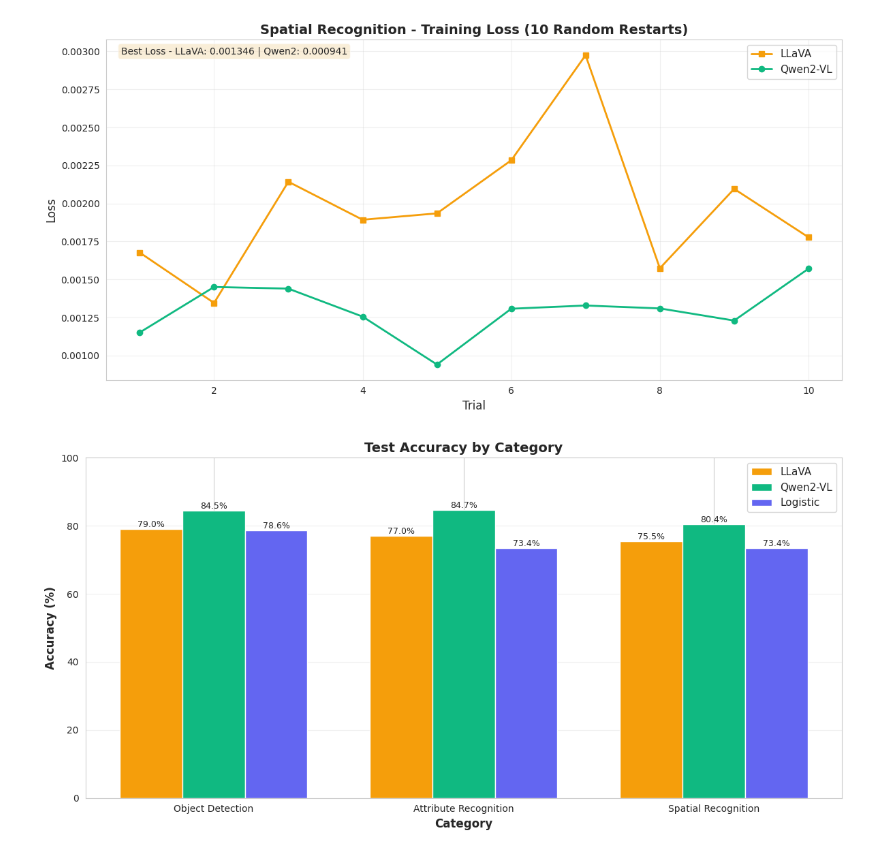
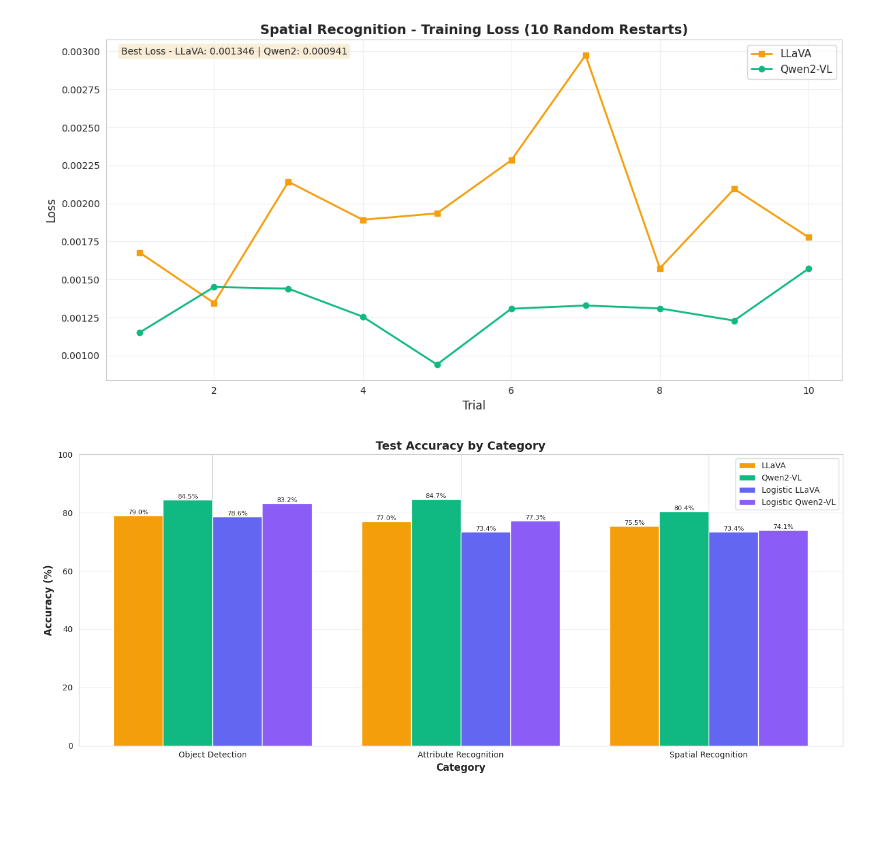
Before and after one commit to Kaolver/VisionCCS, a Jupyter notebook: charts/charts.ipynb, the cells around one changed output. Saved outputs shown, nothing was run; the diff lists cells and outputs as text; code cells hidden in the pictures; blank space fills up the shorter version.

Commit message:
Add charts with 4 models: CCS and logistic baselines for LLaVA and Qwen2-VL

```diff
--- a/charts/charts.ipynb
+++ b/charts/charts.ipynb
@@ -23,17 +23,18 @@ spatial_recognition_loss = {
     'qwen2': [0.001152, 0.001451, 0.001440, 0.001256, 0.000941, 0.001308, 0.001329, 0.001310, 0.001230, 0.001571]
 }
 
-# Accuracy data - reordered: LLaVA, Qwen2, Logistic
+# Accuracy data - Order: LLaVA (CCS), Qwen2-VL (CCS), Logistic LLaVA, Logistic Qwen2-VL
 accuracy_data = {
-    'Object Detection': {'LLaVA': 79.0, 'Qwen2-VL': 84.5, 'Logistic': 78.6},
-    'Attribute Recognition': {'LLaVA': 77.0, 'Qwen2-VL': 84.7, 'Logistic': 73.4},
-    'Spatial Recognition': {'LLaVA': 75.5, 'Qwen2-VL': 80.4, 'Logistic': 73.4}
+    'Object Detection': {'LLaVA': 79.0, 'Qwen2-VL': 84.5, 'Logistic LLaVA': 78.6, 'Logistic Qwen2-VL': 83.2},
+    'Attribute Recognition': {'LLaVA': 77.0, 'Qwen2-VL': 84.7, 'Logistic LLaVA': 73.4, 'Logistic Qwen2-VL': 77.3},
+    'Spatial Recognition': {'LLaVA': 75.5, 'Qwen2-VL': 80.4, 'Logistic LLaVA': 73.4, 'Logistic Qwen2-VL': 74.1}
 }
 
 average_accuracy = {
     'LLaVA (CCS)': 77.2,
     'Qwen2-VL (CCS)': 83.2,
-    'Logistic Regression': 75.1
+    'Logistic LLaVA': 75.1,
+    'Logistic Qwen2-VL': 78.2
 }
 
 trials = list(range(1, 11))
@@ -107,62 +108,62 @@ plt.show()
 # ============================================================================
 # CHART 4: Accuracy by Category
 # ============================================================================
-fig4, ax4 = plt.subplots(figsize=(12, 6))
+fig4, ax4 = plt.subplots(figsize=(14, 6))
 
 categories = list(accuracy_data.keys())
-models = ['LLaVA', 'Qwen2-VL', 'Logistic']
+models = ['LLaVA', 'Qwen2-VL', 'Logistic LLaVA', 'Logistic Qwen2-VL']
 x = np.arange(len(categories))
-width = 0.25
+width = 0.2
 
-colors = ['#f59e0b', '#10b981', '#6366f1']
+colors = ['#f59e0b', '#10b981', '#6366f1', '#8b5cf6']
 
 for i, model in enumerate(models):
     values = [accuracy_data[cat][model] for cat in categories]
-    bars = ax4.bar(x + i*width, values, width, label=model, color=colors[i])
+    bars = ax4.bar(x + (i - 1.5)*width, values, width, label=model, color=colors[i])
 
     # Add value labels on bars
     for bar in bars:
         height = bar.get_height()
         ax4.text(bar.get_x() + bar.get_width()/2., height,
                 f'{height:.1f}%',
-                ha='center', va='bottom', fontsize=9)
+                ha='center', va='bottom', fontsize=8)
 
 ax4.set_xlabel('Category', fontsize=12, fontweight='bold')
 ax4.set_ylabel('Accuracy (%)', fontsize=12, fontweight='bold')
 ax4.set_title('Test Accuracy by Category', fontsize=14, fontweight='bold')
-ax4.set_xticks(x + width)
+ax4.set_xticks(x)
 ax4.set_xticklabels(categories)
-ax4.legend(fontsize=11)
+ax4.legend(fontsize=10)
 ax4.set_ylim(0, 100)
 ax4.grid(True, alpha=0.3, axis='y')
 
 plt.tight_layout()
 plt.show()
 
 # ============================================================================
 # CHART 5: Average Accuracy Comparison
 # ============================================================================
 fig5, ax5 = plt.subplots(figsize=(10, 6))
 
-models = list(average_accuracy.keys())
+models_avg = list(average_accuracy.keys())
 accuracies = list(average_accuracy.values())
-colors_avg = ['#f59e0b', '#10b981', '#6366f1']
+colors_avg = ['#f59e0b', '#10b981', '#6366f1', '#8b5cf6']
 
-bars = ax5.barh(models, accuracies, color=colors_avg)
+bars = ax5.barh(models_avg, accuracies, color=colors_avg)
 
 # Add value labels
 for i, (bar, acc) in enumerate(zip(bars, accuracies)):
     ax5.text(acc + 0.5, i, f'{acc:.1f}%', va='center', fontsize=12, fontweight='bold')
 
 ax5.set_xlabel('Accuracy (%)', fontsize=12, fontweight='bold')
 ax5.set_title('Average Accuracy Across All Categories', fontsize=14, fontweight='bold')
 ax5.set_xlim(0, 100)
 ax5.grid(True, alpha=0.3, axis='x')
 
 plt.tight_layout()
 plt.show()
 # %% [output]
 [figure]
 [figure]
 [figure]
-[figure, old version]
+[figure, new version]
```
Also changed, not shown: parts of 1 cell of this notebook.
